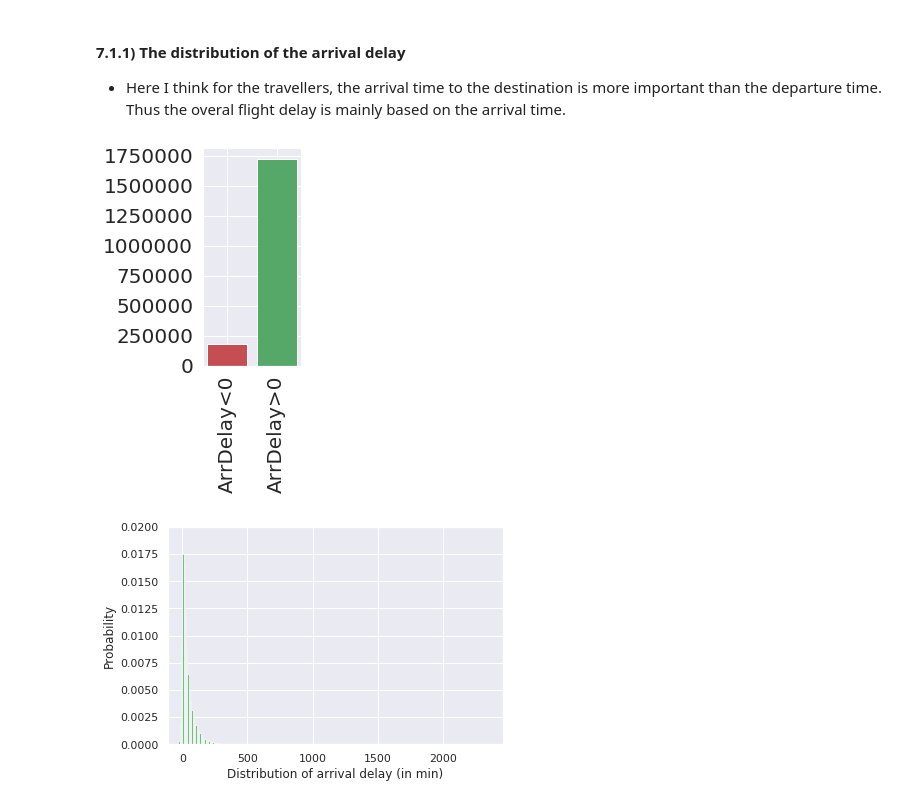
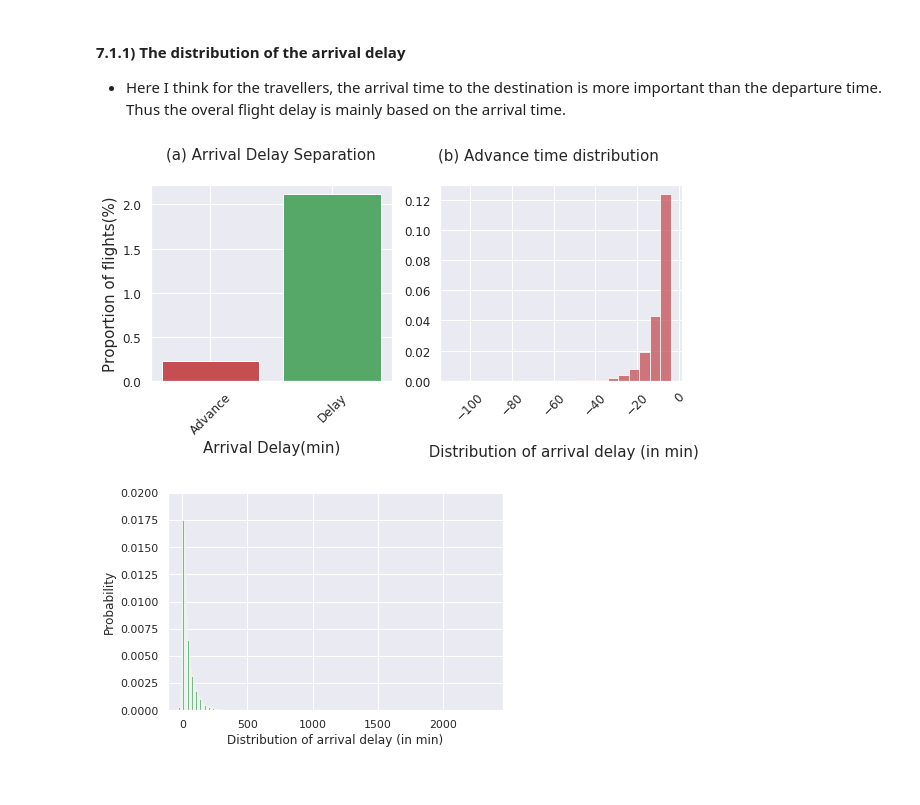
Before and after one commit to Wolfking2015/Final-Project-For-AML, a Jupyter notebook: final-project.ipynb, the cells around one changed output. Drawn from its saved outputs; the diff is of its cells as text; code cells hidden in the pictures.

Commit message:
Update bar plot

```diff
--- a/final-project.ipynb
+++ b/final-project.ipynb
@@ -231,19 +231,40 @@ Try to use a supervised methods to predict whether the flight has a high probabi
 # %% [markdown]
 #### 7.1.1) The distribution of the arrival delay
 * Here I think for the travellers, the arrival time to the destination is more important than the departure time. Thus the overal flight delay is mainly based on the arrival time.
-# %%
-#Load the arrival delay of all the not cancelled flights
-ArrDelay_NotCancelled=data_airline[data_airline.Cancelled==0]['ArrDelay'];
-#First measure the proportion of flights iwth arrival delay<0 and the proportion of flights iwth arrival delay>0
-NumOfNegativeArrDelay=np.sum(ArrDelay_NotCancelled<0)
-NumOfPositiveArrDelay=np.sum(ArrDelay_NotCancelled>0)
-plt.subplot(1,3,1)
-sns.set()
-plt.bar([1,2],[NumOfNegativeArrDelay,NumOfPositiveArrDelay],color=['r','g']);
-plt.xticks([1,2],['ArrDelay<0','ArrDelay>0'],rotation='vertical',fontsize=20);
-plt.yticks(fontsize=20);
-# %% [output]
-[figure, removed]
+# %%
+#Load the arrival delay of all the not cancelled flights
+ArrDelay_NotCancelled=data_airline[data_airline.Cancelled==0]['ArrDelay'];
+#First measure the proportion of flights iwth arrival delay<0 and the proportion of flights iwth arrival delay>0
+NumOfNegativeArrDelay=np.sum(ArrDelay_NotCancelled<0)
+NumOfPositiveArrDelay=np.sum(ArrDelay_NotCancelled>0)
+PropOfNegativeArrDelay=NumOfNegativeArrDelay/np.sum(ArrDelay_NotCancelled)*100 # %
+PropOfPositiveArrDelay=NumOfPositiveArrDelay/np.sum(ArrDelay_NotCancelled)*100 # %
+
+# (a) Make a bar plot of the number of flights arrived in advance
+plt.subplot(1,3,1)
+sns.set()
+plt.bar([1,2],[PropOfNegativeArrDelay,PropOfPositiveArrDelay],color=['r','g']);
+plt.xticks([1,2],['Advance','Delay'],rotation=45,fontsize=12);
+plt.yticks(fontsize=12);
+plt.xlabel('Arrival Delay(min)',fontsize=15,x=0.5,y=-0.5);
+plt.ylabel('Proportion of flights(%)',fontsize=15,x=-10,y=0.5);
+plt.subplots_adjust(bottom=0.2) # make room for x-axis labels
+plt.title('(a) Arrival Delay Separation',fontsize=15,x=0.5,y=1.1);
+
+# (b) Plot the distribution of those flights arrived in advance
+AdvanceTime=ArrDelay_NotCancelled[ArrDelay_NotCancelled<0];
+Advance_Min=np.min(AdvanceTime)
+Bin_Advance=np.arange(Advance_Min,0,5)
+plt.subplot(1,3,2)
+sns.set()
+plt.hist(AdvanceTime,bins=Bin_Advance,density=True, facecolor='r', alpha=0.75)
+plt.xticks(rotation=45,fontsize=12)
+plt.yticks(fontsize=12)
+plt.xlabel('\n Distribution of arrival delay (in min)',fontsize=15,x=0.5,y=-0.5)
+plt.title('(b) Advance time distribution',fontsize=15,x=0.45,y=1.1)
+plt.subplots_adjust(left=-1) # make room for yticks
+# %% [output]
+[figure, added]
 # %%
 Delay_Min=np.min(ArrDelay_NotCancelled)
 Delay_Max=np.max(ArrDelay_NotCancelled)
```
